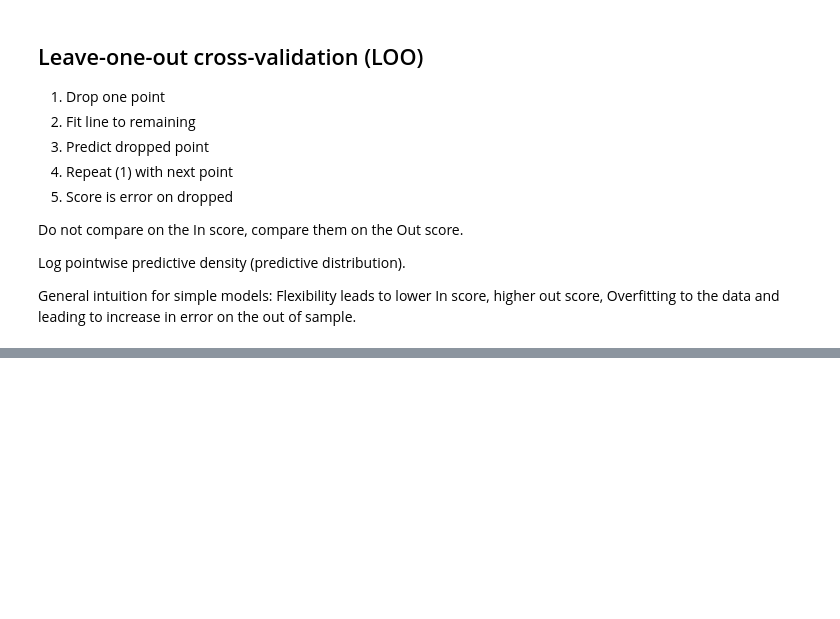
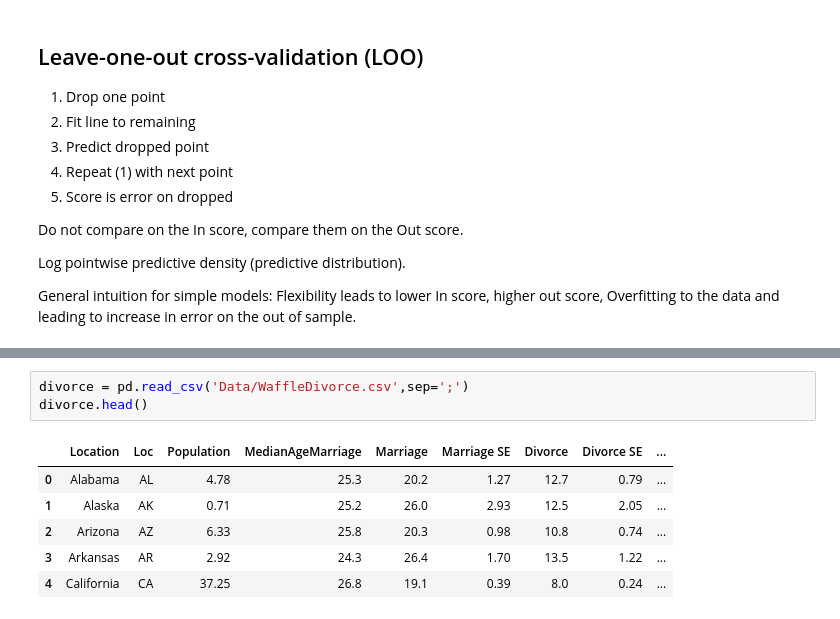
Before and after one commit to kpjmcg/Statistical-Rethinking-2023-Python-Notes, a Jupyter notebook: Lecture_07_2023.ipynb, the cells around one changed output, grey strips where cells are left out. Drawn from its saved outputs; the diff is of its cells as text; blank space fills up the shorter version.

```diff
--- a/Lecture_07_2023.ipynb
+++ b/Lecture_07_2023.ipynb
@@ -47,0 +117,10 @@ General intuition for simple models: Flexibility leads to lower In score, higher
+# %%
+divorce = pd.read_csv('Data/WaffleDivorce.csv',sep=';')
+divorce.head()
+# %% [output]
+|  | Location | Loc | Population | MedianAgeMarriage | Marriage | Marriage SE | Divorce | Divorce SE | ... |
+| 0 | Alabama | AL | 4.78 | 25.3 | 20.2 | 1.27 | 12.7 | 0.79 | ... |
+| 1 | Alaska | AK | 0.71 | 25.2 | 26.0 | 2.93 | 12.5 | 2.05 | ... |
+| 2 | Arizona | AZ | 6.33 | 25.8 | 20.3 | 0.98 | 10.8 | 0.74 | ... |
+| 3 | Arkansas | AR | 2.92 | 24.3 | 26.4 | 1.70 | 13.5 | 1.22 | ... |
+| 4 | California | CA | 37.25 | 26.8 | 19.1 | 0.39 | 8.0 | 0.24 | ... |
```
Also changed, not shown: parts of 17 cells of this notebook.
